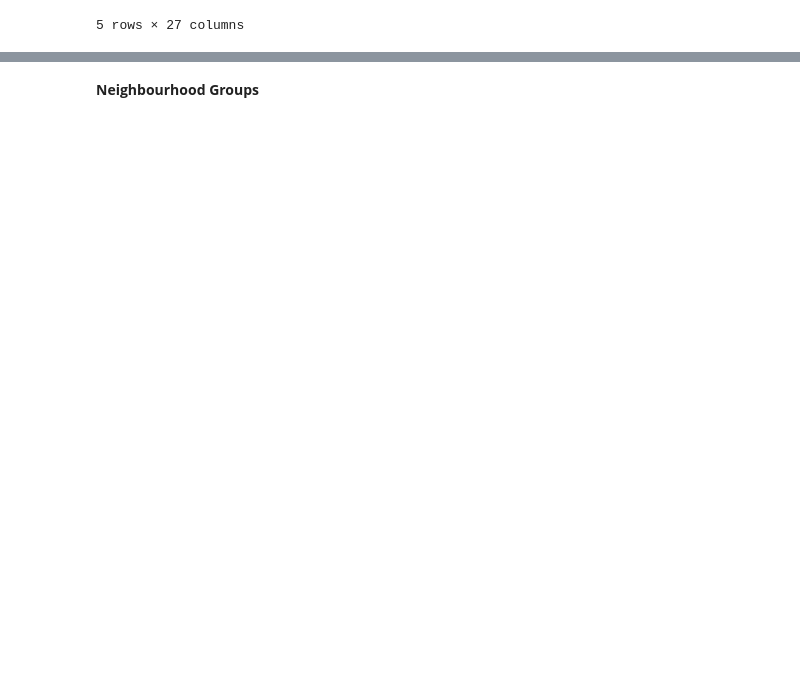
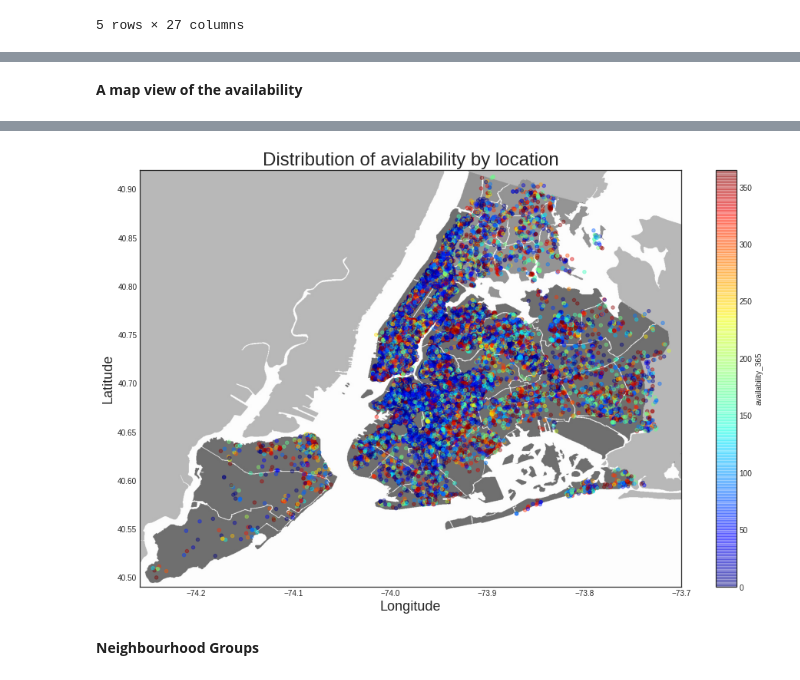
Before and after one commit to nguyen-nhat-mai/ensemble_project, a Jupyter notebook: Airbnb_Price_Prediction.ipynb, the cells around one changed output, grey strips where cells are left out. Drawn from its saved outputs; the diff is of its cells as text; code cells hidden in the pictures; blank space fills up the shorter version.

```diff
--- a/Airbnb_Price_Prediction.ipynb
+++ b/Airbnb_Price_Prediction.ipynb
@@ -198,0 +222,19 @@ df.head()
+# %% [markdown]
+**A map view of the availability**
+# %%
+plt.figure(figsize=(16,10))
+nyc_img=plt.imread("/content/New_York_City_.png", 0) #without the 0 we get an "invalid png header" error
+
+#scaling the image based on the latitude and longitude max and mins for proper output
+plt.imshow(nyc_img,zorder=0,extent=[-74.258, -73.7, 40.49,40.92])
+ax=plt.gca()
+
+#using scatterplot
+df[df.availability_365>= 0].plot(kind='scatter', x='longitude', y='latitude', c='availability_365', ax=ax,
+           cmap=plt.get_cmap('jet'), colorbar=True, alpha=0.4, zorder=5)
+plt.legend()
+plt.title('Distribution of avialability by location', fontsize=24)
+plt.xlabel('Longitude', fontsize = 18)
+plt.ylabel('Latitude', fontsize = 18)
+plt.show()
+# %% [output]
@@ -199,2 +242,3 @@ df.head()
+[figure, added]
 # %% [markdown]
 **Neighbourhood Groups**
```
Also changed, not shown: parts of 20 cells of this notebook.
